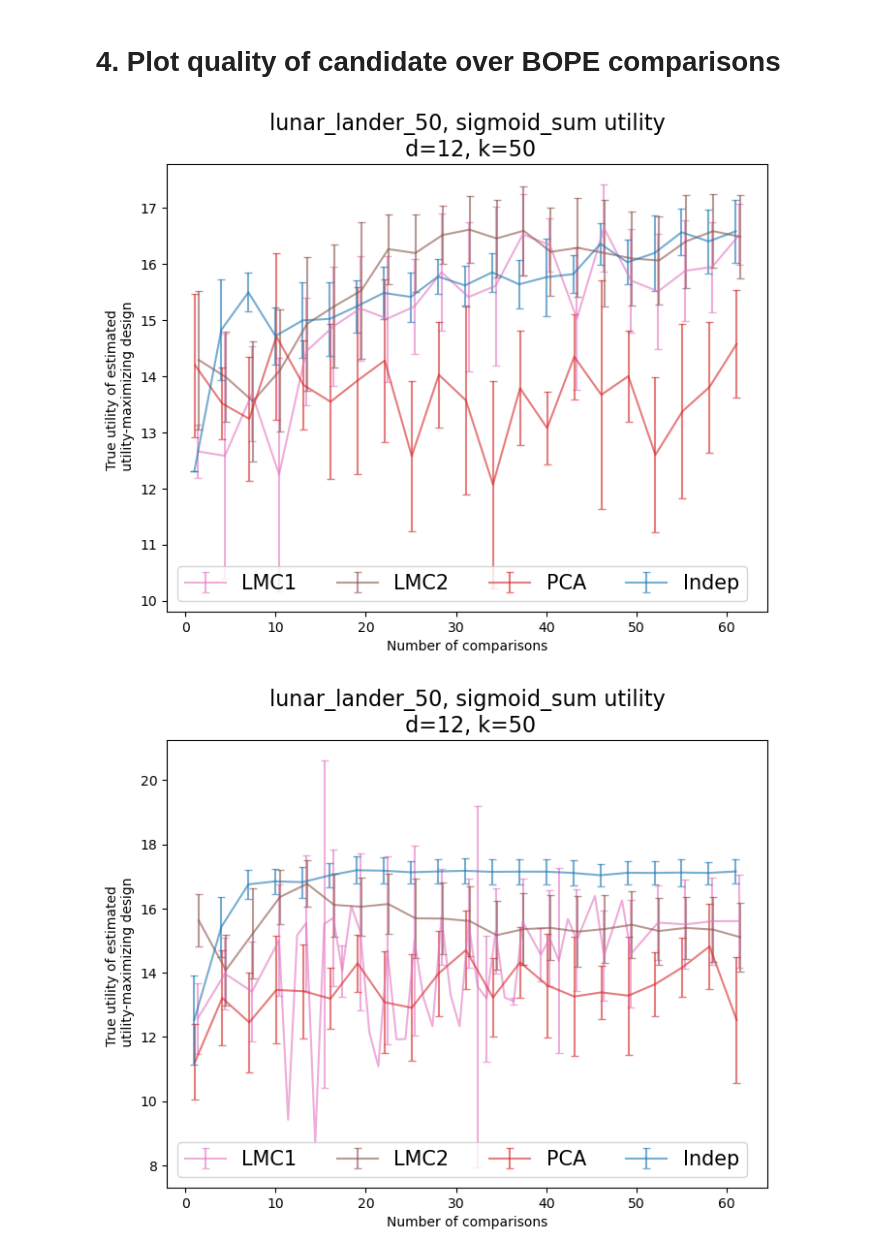
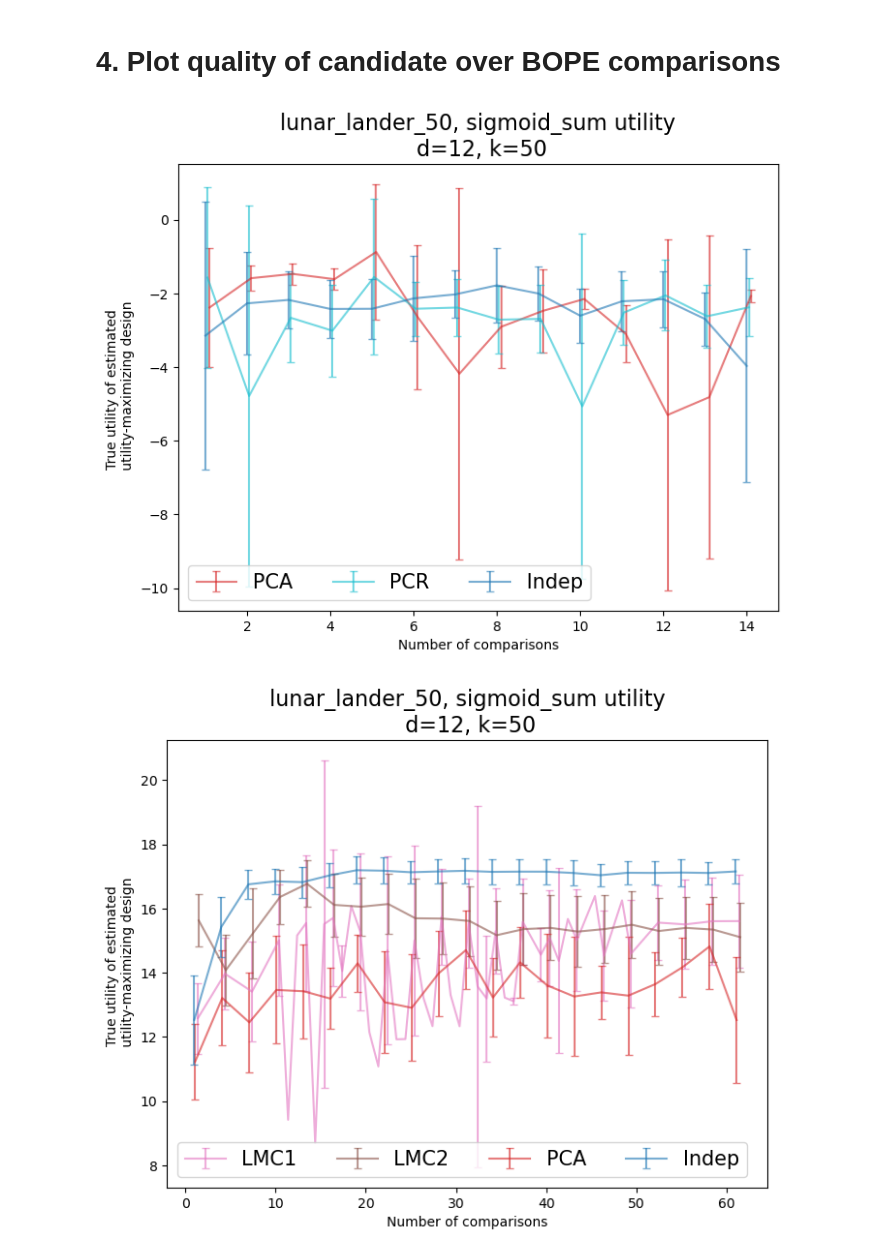
Before and after one commit to zyyjjj/low_rank_BOPE, a Jupyter notebook: notebooks/car_problems_new_code.ipynb, the cells around one changed output. Saved outputs shown, nothing was run; the diff lists cells and outputs as text; code cells hidden in the pictures.

```diff
--- a/notebooks/car_problems_new_code.ipynb
+++ b/notebooks/car_problems_new_code.ipynb
@@ -35,7 +35,8 @@ Also, have the NB handle a list of problem names, because likely we will want to
 # %%
 
 problem_names = [
-        "vehiclesafety_5d3d_piecewiselinear_3c",
-        "carcabdesign_7d9d_piecewiselinear_3c",
-        "carcabdesign_7d9d_linear_3c",
-    ]
+    "vehiclesafety_5d3d_piecewiselinear_3c",
+    "carcabdesign_7d9d_piecewiselinear_3c",
+    "carcabdesign_7d9d_linear_3c",
+    "portfolio_w=uniform_util=mean_plus_sd_0.8"
+]
@@ -44,13 +49,15 @@ outputs = defaultdict(lambda: defaultdict(list))
 
 for problem in problem_names:
 
-    results_folder = f'/home/yz685/low_rank_BOPE/experiments/{problem_name}/'
+    results_folder = f'/home/yz685/low_rank_BOPE/experiments/{problem}/'
 
     for trial in range(1,6):
 
         outputs[problem]['exp_candidate_results'].append(
-            torch.load(results_folder + f'final_candidate_results_trial{trial}.th')
+            # torch.load(results_folder + f'final_candidate_results_trial{trial}.th')
+            list(vv for v in torch.load(results_folder + f'final_candidate_results_trial{trial}.th').values() for vv in v.values())
         )
         outputs[problem]['within_session_results'].append(
-            torch.load(results_folder + f'PE_session_results_trial={trial}.th')
+            # torch.load(results_folder + f'PE_session_results_trial={trial}.th')
+            list(itertools.chain.from_iterable(vv for v in torch.load(results_folder + f'PE_session_results_trial={trial}.th').values() for vv in v.values()))
         )
@@ -181,7 +238,7 @@ def plot_candidate_over_comps(problem_names, pe_strategy, methods = ["st", "pca"
 
     f, axs = plt.subplots(1, 1, figsize=(8, 6))
 
-    x_jitter_dict = {"pca": 0.1, "st": 0, "random_linear_proj": 0.2, "random_subset": 0.3, "mtgp": 0.75, "lmc1": 0.4, "lmc2": 0.5}
+    x_jitter_dict = {"pca": 0.1, "st": 0, "random_linear_proj": 0.2, "random_subset": 0.3, "mtgp": 0.75, "lmc1": 0.4, "lmc2": 0.5, "pcr": 0.05}
 
     every_n_comps = BASE_CONFIG["every_n_comps"]
     n_check_post_mean = BASE_CONFIG["n_check_post_mean"]
@@ -190,9 +247,13 @@ def plot_candidate_over_comps(problem_names, pe_strategy, methods = ["st", "pca"
     input_dim = 12
     outcome_dim = 50
 
-    within_session_results = [res for i in range(NUM_TRIALS) for res in outputs[problem][i]["within_session_results"]]
+    within_session_results = [res for i in range(NUM_TRIALS) for res in outputs[problem]["within_session_results"][i]]
+
+    # print(within_session_results)
 
     within_df = pd.DataFrame(within_session_results)
+
+    # print(within_df)
 
     within_df["pe_strategy"] = within_df["pe_strategy"].str.replace("EUBO-zeta", r"$EUBO-\\zeta$")
     within_df = (
@@ -231,10 +292,10 @@ def plot_candidate_over_comps(problem_names, pe_strategy, methods = ["st", "pca"
     axs.set_ylabel("True utility of estimated \n utility-maximizing design")
     axs.legend(loc="lower left", ncol=5, fontsize=15)
 # %%
-plot_candidate_over_comps(problem_names, 'Random-f', methods = ["st", "pca", "lmc1", "lmc2"])
+plot_candidate_over_comps(problem_names, 'Random-f', methods = ["st", "pca", "pcr"])
 # plt.savefig(f'BOPE_real_cand_progression.pdf', bbox_inches = "tight")
 # %% [output]
-[figure, old version]
+[figure, new version]
 # %%
 plot_candidate_over_comps(problem_names, "$EUBO-\zeta$", methods = ["st", "pca", "lmc1", "lmc2"])
 # plt.savefig(f'BOPE_real_cand_progression_EUBO.pdf', bbox_inches = "tight")
```
Also changed, not shown: parts of 6 cells of this notebook.
